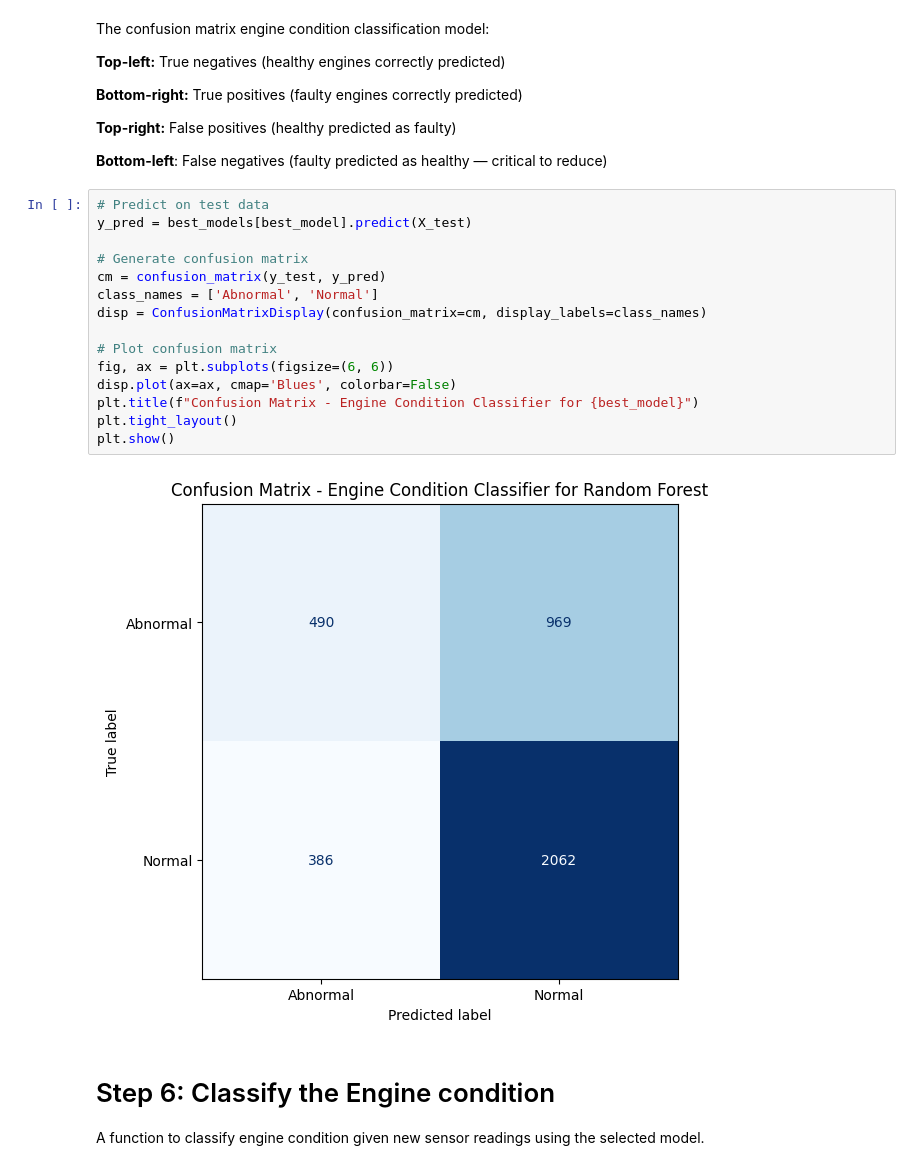
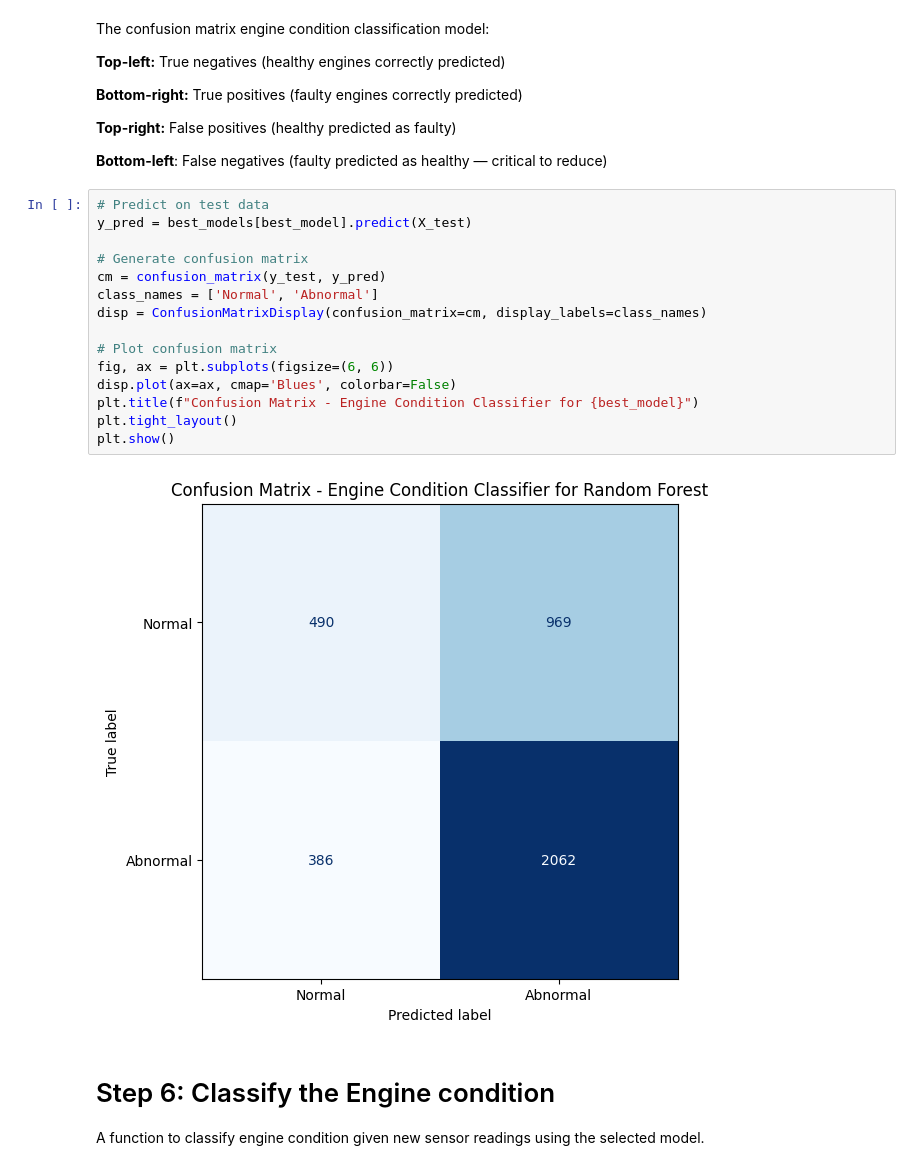
Before and after one commit to LokeshUpputri/Predictive-Maintenance-of-Automotive-Engines, a Jupyter notebook: Project_Automotive_Vehicle.ipynb, the cells around one changed output. Drawn from its saved outputs; the diff is of its cells as text.

```diff
--- a/Project_Automotive_Vehicle.ipynb
+++ b/Project_Automotive_Vehicle.ipynb
@@ -424,20 +424,20 @@ The confusion matrix engine condition classification model:
 # %%
 # Predict on test data
 y_pred = best_models[best_model].predict(X_test)
 
 # Generate confusion matrix
 cm = confusion_matrix(y_test, y_pred)
-class_names = ['Abnormal', 'Normal']
+class_names = ['Normal', 'Abnormal']
 disp = ConfusionMatrixDisplay(confusion_matrix=cm, display_labels=class_names)
 
 # Plot confusion matrix
 fig, ax = plt.subplots(figsize=(6, 6))
 disp.plot(ax=ax, cmap='Blues', colorbar=False)
 plt.title(f"Confusion Matrix - Engine Condition Classifier for {best_model}")
 plt.tight_layout()
 plt.show()
 # %% [output]
-[figure, old version]
+[figure, new version]
 # %% [markdown]
 # Step 6: Classify the Engine condition
 A function to classify engine condition given new sensor readings using the selected model.
```
